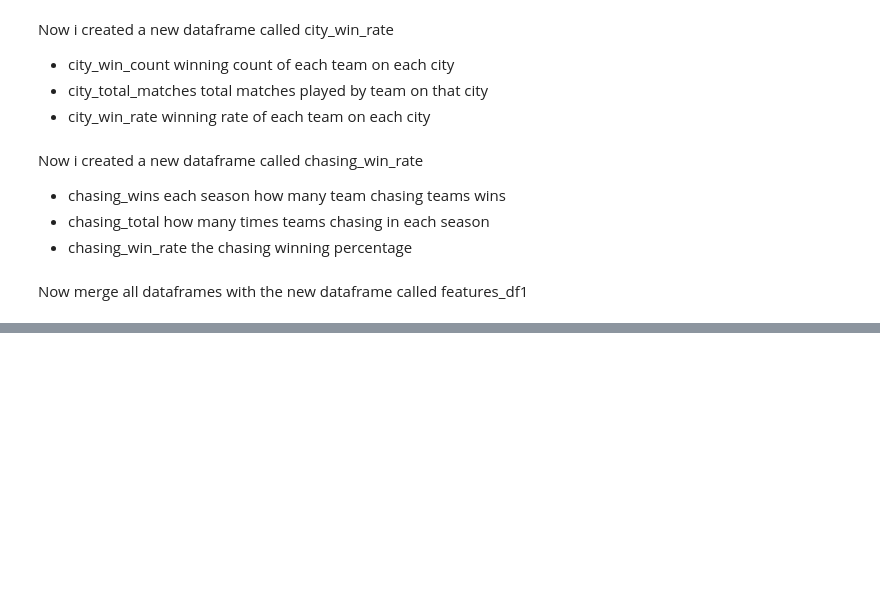
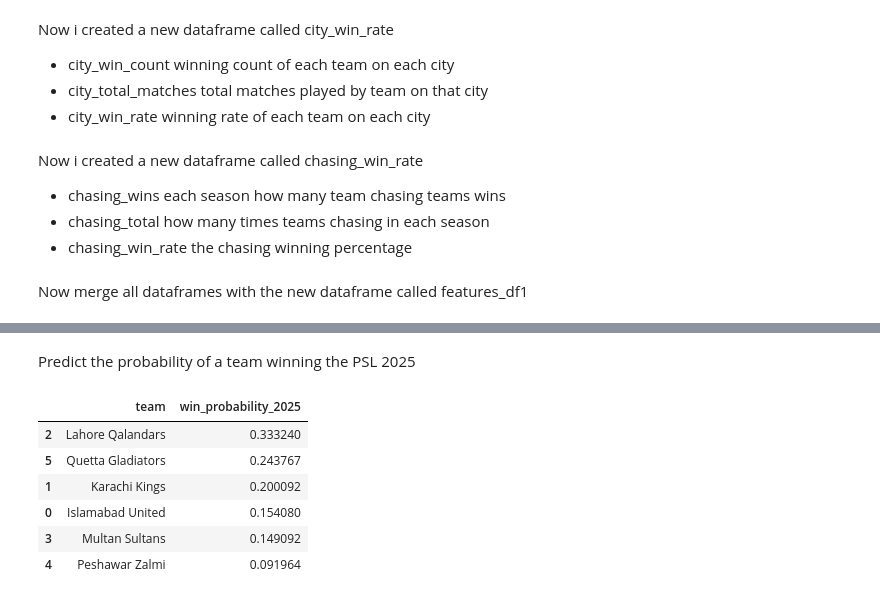
Before and after one commit to danisharain12/Machine-Learning-Projects, a Jupyter notebook: PSL 2025 Winner Prediction/PSL_2025_Winner_Prediction.ipynb, the cells around one changed output, grey strips where cells are left out. Saved outputs shown, nothing was run; the diff lists cells and outputs as text; code cells hidden in the pictures; blank space fills up the shorter version.

```diff
--- a/PSL 2025 Winner Prediction/PSL_2025_Winner_Prediction.ipynb
+++ b/PSL 2025 Winner Prediction/PSL_2025_Winner_Prediction.ipynb
@@ -939,0 +777,7 @@ print(results.head(10))
+# %%
+encoder = OneHotEncoder(handle_unknown="ignore", sparse_output=False)
+encoded_teams_train = encoder.fit_transform(X_train[['team']])
+encoded_teams_predict = encoder.transform(X_predict[['team']])
+
+X_train = X_train.drop(columns=["team", "season"])
+X_predict = X_predict.drop(columns=["team", "season"])
@@ -939,0 +820,2 @@ print(results.head(10))
+# %% [markdown]
+Predict the probability of a team winning the PSL 2025
@@ -939,0 +824,12 @@ print(results.head(10))
+# %%
+team_winning_prob = pd.DataFrame({"team": teams_2024,
+                              "win_probability_2025": prob}).sort_values(by="win_probability_2025", ascending=False)
+team_winning_prob
+# %% [output]
+|  | team | win_probability_2025 |
+| 2 | Lahore Qalandars | 0.333240 |
+| 5 | Quetta Gladiators | 0.243767 |
+| 1 | Karachi Kings | 0.200092 |
+| 0 | Islamabad United | 0.154080 |
+| 3 | Multan Sultans | 0.149092 |
+| 4 | Peshawar Zalmi | 0.091964 |
```
Also changed, not shown: parts of 31 cells of this notebook.
